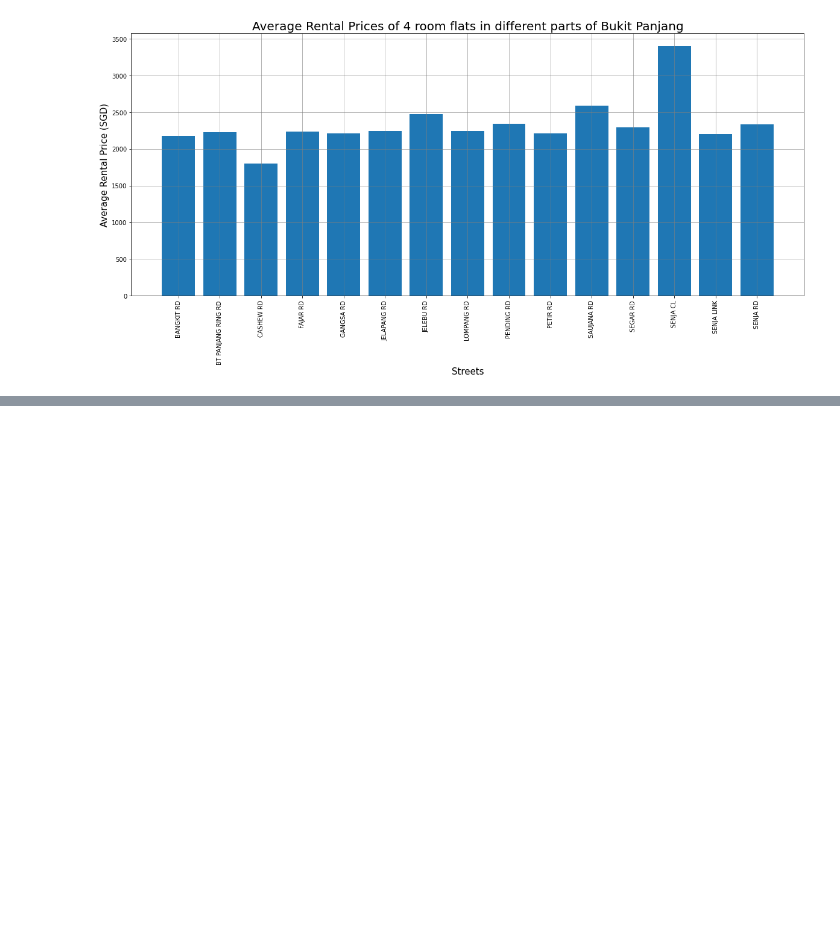
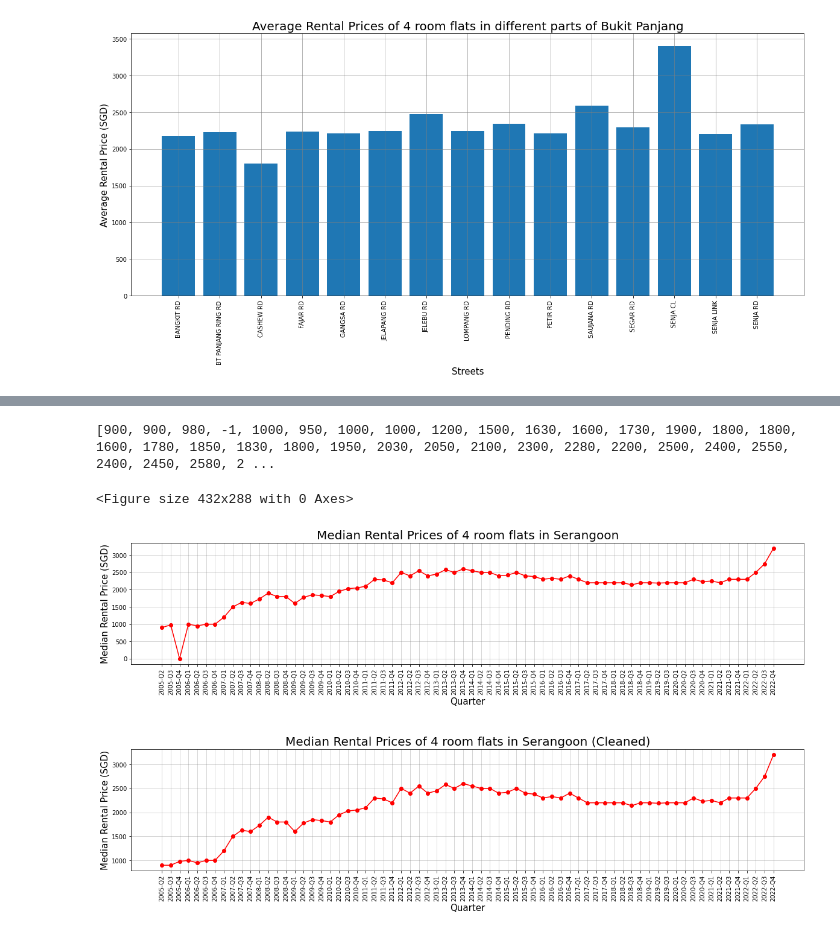
Before and after one commit to rajkaran27/PDS-CA1, a Jupyter notebook: Ca12.ipynb, the cells around one changed output, grey strips where cells are left out. Saved outputs shown, nothing was run; the diff lists cells and outputs as text; code cells hidden in the pictures; blank space fills up the shorter version.

```diff
--- a/Ca12.ipynb
+++ b/Ca12.ipynb
@@ -532,0 +618,57 @@ plt.show()
+# %%
+
+# Extracting data for Serangoon and 4 Room
+room_4 = data_median_rent[(data_median_rent['town']=='SERANGOON') & (data_median_rent['flat_type']=='4-RM')]
+
+# getting the different quarters
+quarters = np.unique(room_4['quarter'])
+
+median_rental_price = []
+
+#finding the median rental price for each quarter
+for quarter in quarters:
+    median_rental_price.extend(room_4[room_4['quarter']==quarter]['median_rent'])
+
+median_rental_price = np.array(median_rental_price)
+
+median_rental_price = median_rental_price[1:]
+
+#plotting the graph
+plt.figure(1)
+plt.figure(figsize=(20,10))
+plt.subplot(211)
+plt.plot(quarters,median_rental_price,marker='o',color='red')
+plt.title("Median Rental Prices of 4 room flats in Serangoon",fontsize=20)
+plt.xticks(rotation=90)
+plt.xlabel('Quarter',fontsize=15)
+plt.ylabel('Median Rental Price (SGD)',fontsize=15)
+plt.grid(color="gray",alpha=0.4)
+
+data_median_rent['town'] = np.char.strip(data_median_rent['town'])
+
+room_4 = data_median_rent[(data_median_rent['flat_type'] == '4-RM') & (data_median_rent['town'] == 'SERANGOON')]
+
+quarters = np.unique(room_4['quarter'])
+
+median_rent_cleaned = []
+
+for quarter in quarters:
+    median_rent_cleaned.extend(room_4[room_4['quarter']==quarter]['median_rent'])
+
+for rent in median_rent_cleaned:
+    median_rent_cleaned = np.delete(median_rent_cleaned, np.where(median_rent_cleaned == -1))
+
+plt.subplot(212)
+plt.plot(quarters,median_rent_cleaned,marker='o',color='red')
+plt.title("Median Rental Prices of 4 room flats in Serangoon (Cleaned)",fontsize=20)
+plt.xticks(rotation=90)
+plt.xlabel('Quarter',fontsize=15)
+plt.ylabel('Median Rental Price (SGD)',fontsize=15)
+plt.grid(color="gray",alpha=0.4)
+plt.subplots_adjust(hspace=0.7)  # chatgpt Adjust the value as per your desired spacing
+
+plt.show()
+# %% [output]
+[900, 900, 980, -1, 1000, 950, 1000, 1000, 1200, 1500, 1630, 1600, 1730, 1900, 1800, 1800, 1600, 1780, 1850, 1830, 1800, 1950, 2030, 2050, 2100, 2300, 2280, 2200, 2500, 2400, 2550, 2400, 2450, 2580, 2 ...
+<Figure size 432x288 with 0 Axes>
+[figure, added]
```
Also changed, not shown: parts of 4 cells of this notebook, 3 other files.
